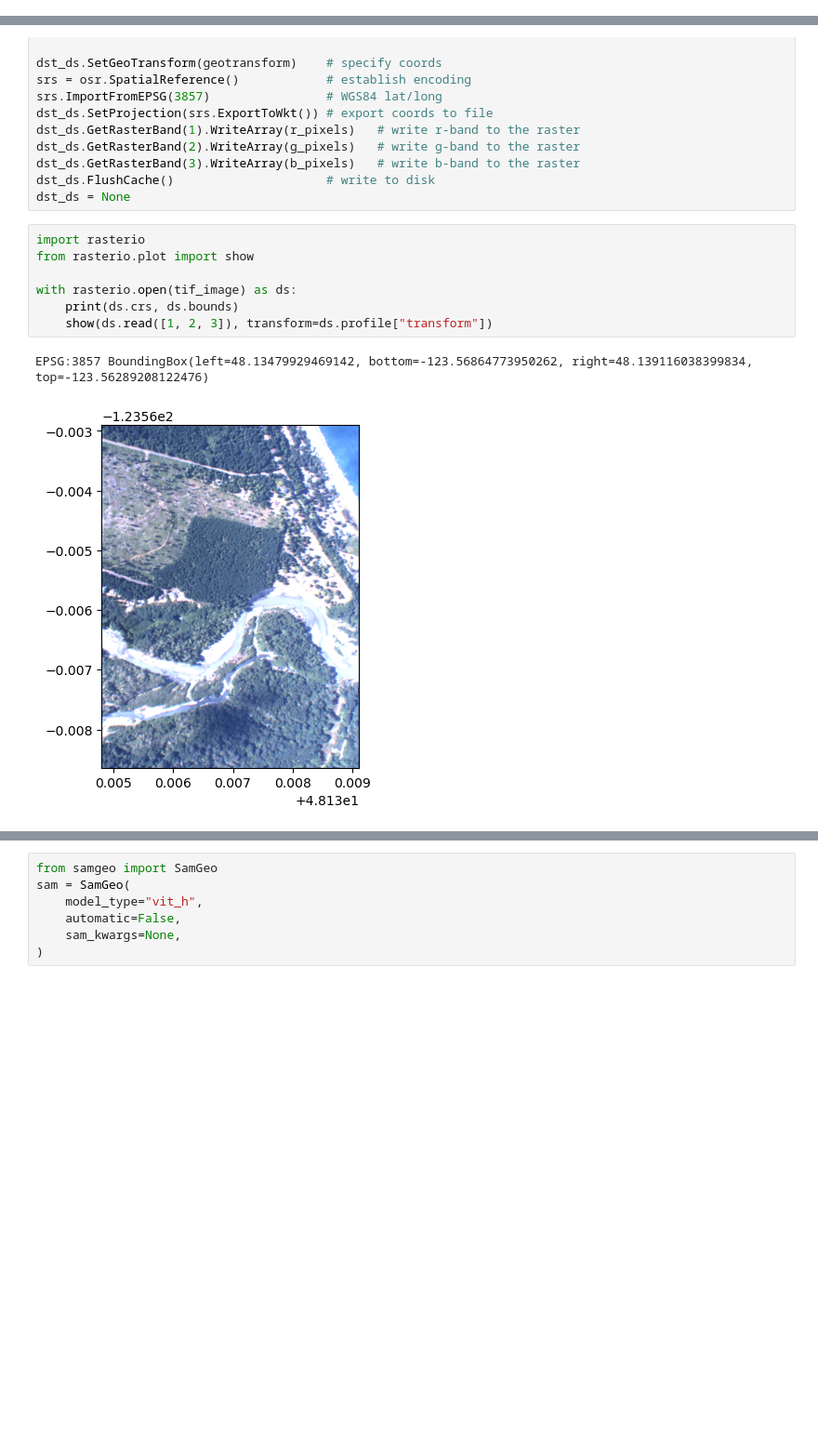
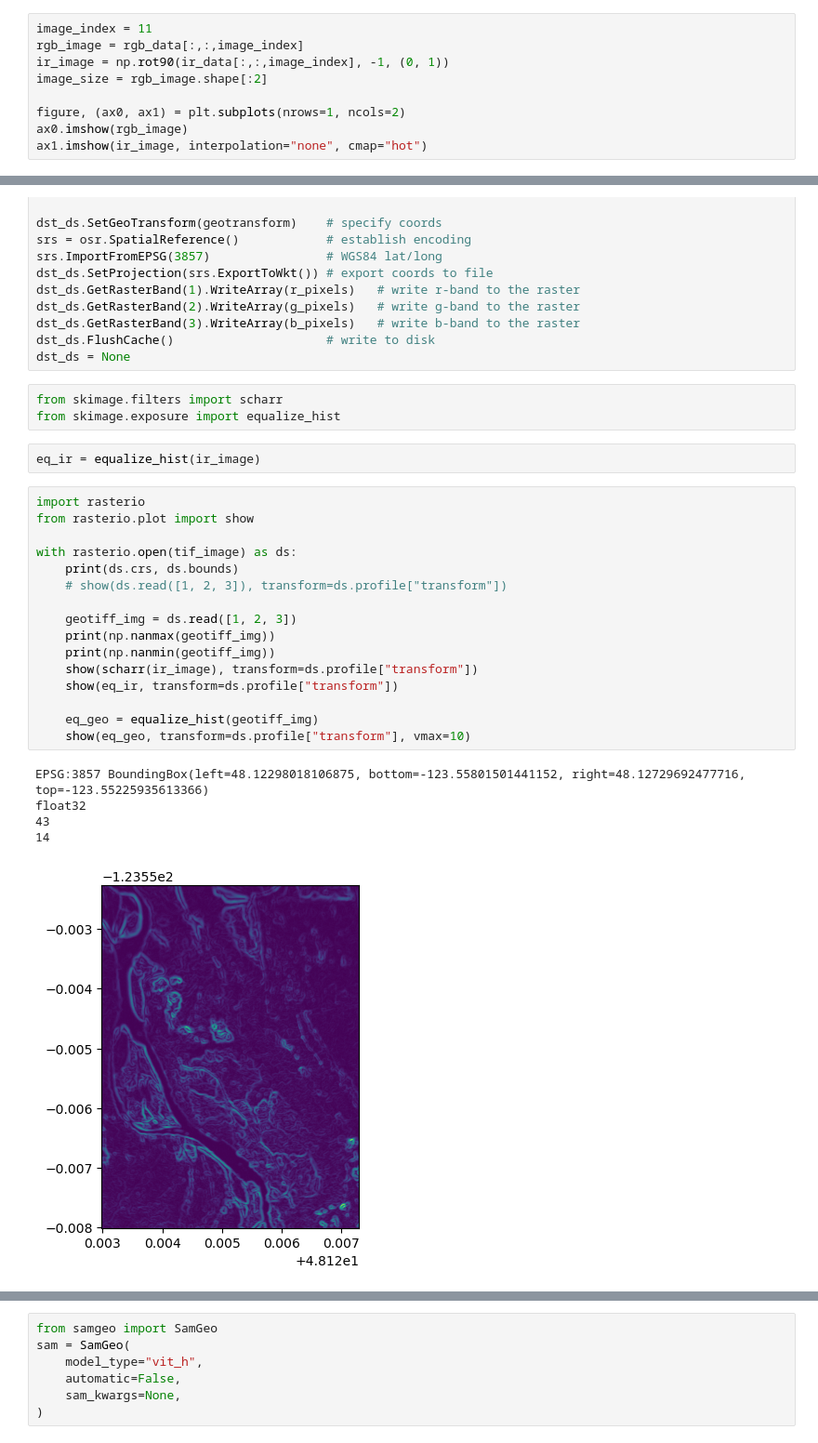
Before and after one commit to StefanTodoran/elwha-segmentation, a Jupyter notebook: book/chapters/conversion.ipynb, the cells around one changed output, grey strips where cells are left out. Shown at 93% size. Saved outputs shown, nothing was run; the diff lists cells and outputs as text; blank space fills up the shorter version.

```diff
--- a/book/chapters/conversion.ipynb
+++ b/book/chapters/conversion.ipynb
@@ -184,0 +173,9 @@ plt.axis("off")
+# %%
+image_index = 11
+rgb_image = rgb_data[:,:,image_index]
+ir_image = np.rot90(ir_data[:,:,image_index], -1, (0, 1))
+image_size = rgb_image.shape[:2]
+
+figure, (ax0, ax1) = plt.subplots(nrows=1, ncols=2)
+ax0.imshow(rgb_image)
+ax1.imshow(ir_image, interpolation="none", cmap="hot")
@@ -231,13 +237,30 @@ dst_ds.GetRasterBand(2).WriteArray(g_pixels)   # write g-band to the raster
 dst_ds.GetRasterBand(3).WriteArray(b_pixels)   # write b-band to the raster
 dst_ds.FlushCache()                     # write to disk
 dst_ds = None
+# %%
+from skimage.filters import scharr
+from skimage.exposure import equalize_hist
+# %%
+eq_ir = equalize_hist(ir_image)
 # %%
 import rasterio
 from rasterio.plot import show
 
 with rasterio.open(tif_image) as ds:
     print(ds.crs, ds.bounds)
-    show(ds.read([1, 2, 3]), transform=ds.profile["transform"])
+    # show(ds.read([1, 2, 3]), transform=ds.profile["transform"])
+
+    geotiff_img = ds.read([1, 2, 3])
+    print(np.nanmax(geotiff_img))
+    print(np.nanmin(geotiff_img))
+    show(scharr(ir_image), transform=ds.profile["transform"])
+    show(eq_ir, transform=ds.profile["transform"])
+
+    eq_geo = equalize_hist(geotiff_img)
+    show(eq_geo, transform=ds.profile["transform"], vmax=10)
 # %% [output]
-EPSG:3857 BoundingBox(left=48.13479929469142, bottom=-123.56864773950262, right=48.139116038399834, top=-123.56289208122476)
+EPSG:3857 BoundingBox(left=48.12298018106875, bottom=-123.55801501441152, right=48.12729692477716, top=-123.55225935613366)
+float32
+43
+14
-[figure, old version]
+[figure, new version]
```
Also changed, not shown: parts of 12 cells of this notebook, 4 other files.
